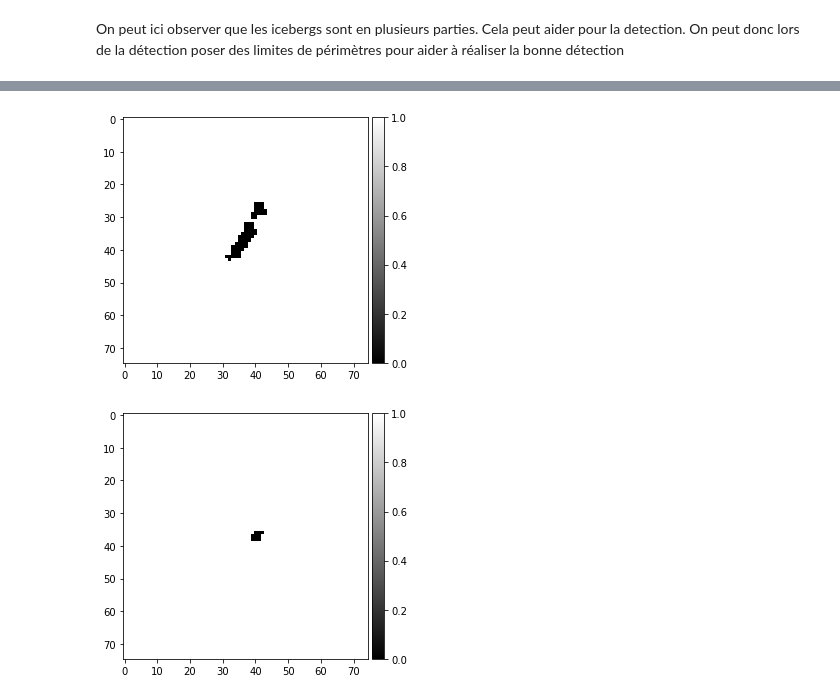
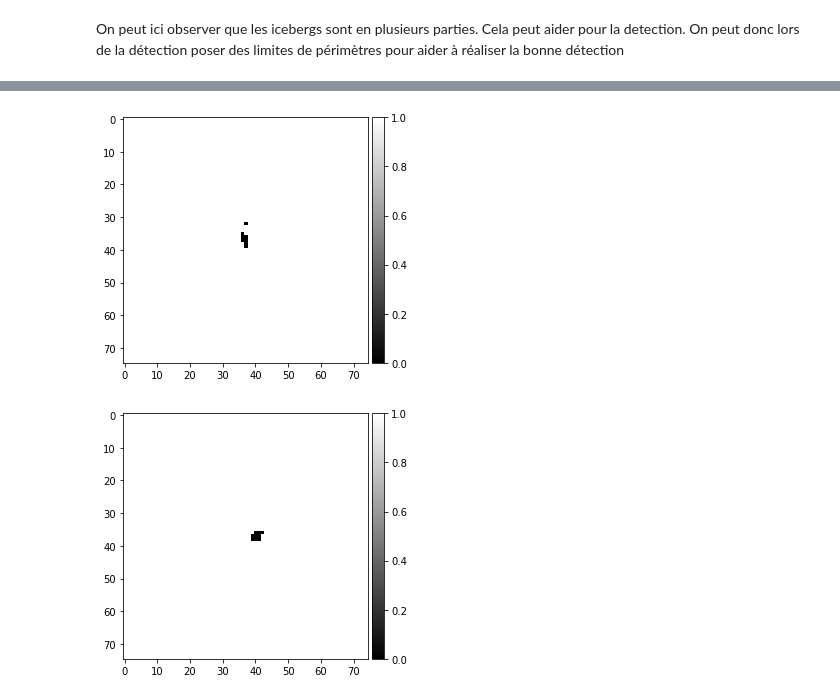
Before and after one commit to camillesauer/ClimateProject---E3, a Jupyter notebook: Data analysis/Data analysis.ipynb, the cells around one changed output, grey strips where cells are left out. Saved outputs shown, nothing was run; the diff lists cells and outputs as text; code cells hidden in the pictures.

```diff
--- a/Data analysis/Data analysis.ipynb
+++ b/Data analysis/Data analysis.ipynb
@@ -146,6 +150,6 @@ imshow(im, cmap=plt.get_cmap('gray'));
 # %%
-im = np.where(test2>128/256, 0, 1)
+im = np.where(X_train[ix1,:,:,1]>128/256, 0, 1)
 imshow(im, cmap=plt.get_cmap('gray'));
 # %% [output]
-[figure, old version]
+[figure, new version]
 # %%
```
Also changed, not shown: parts of 17 cells of this notebook, 19 other files.
